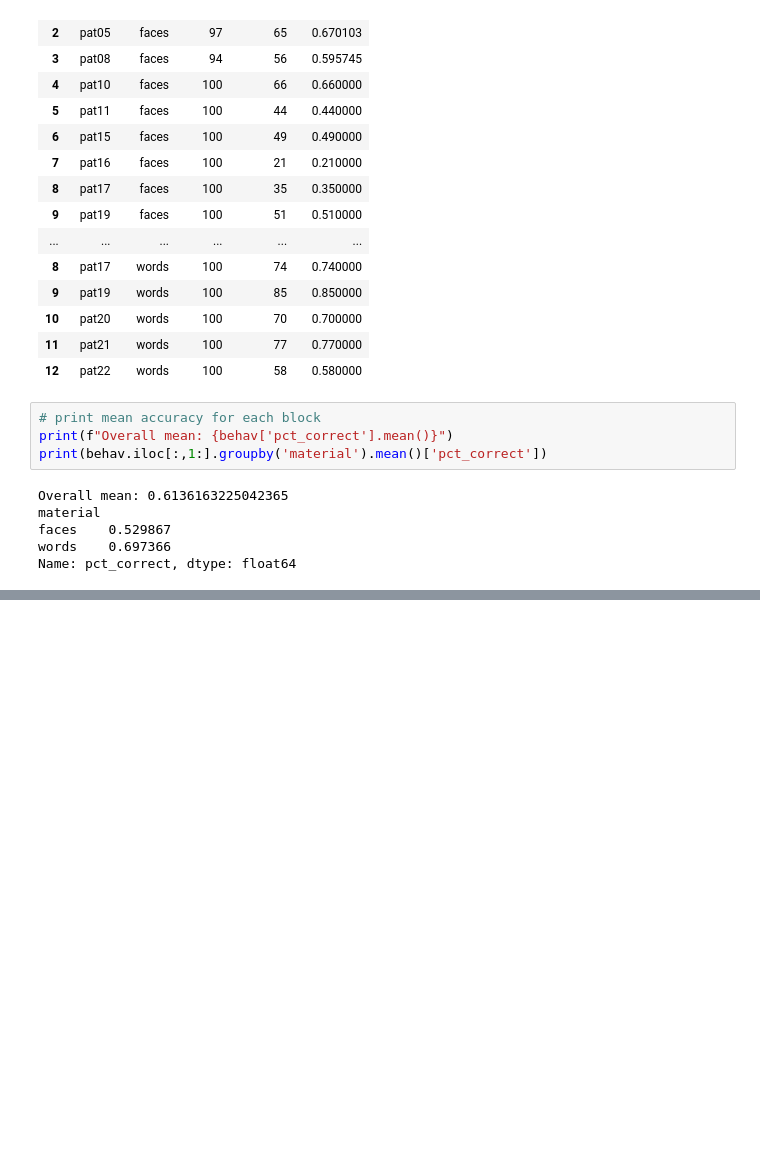
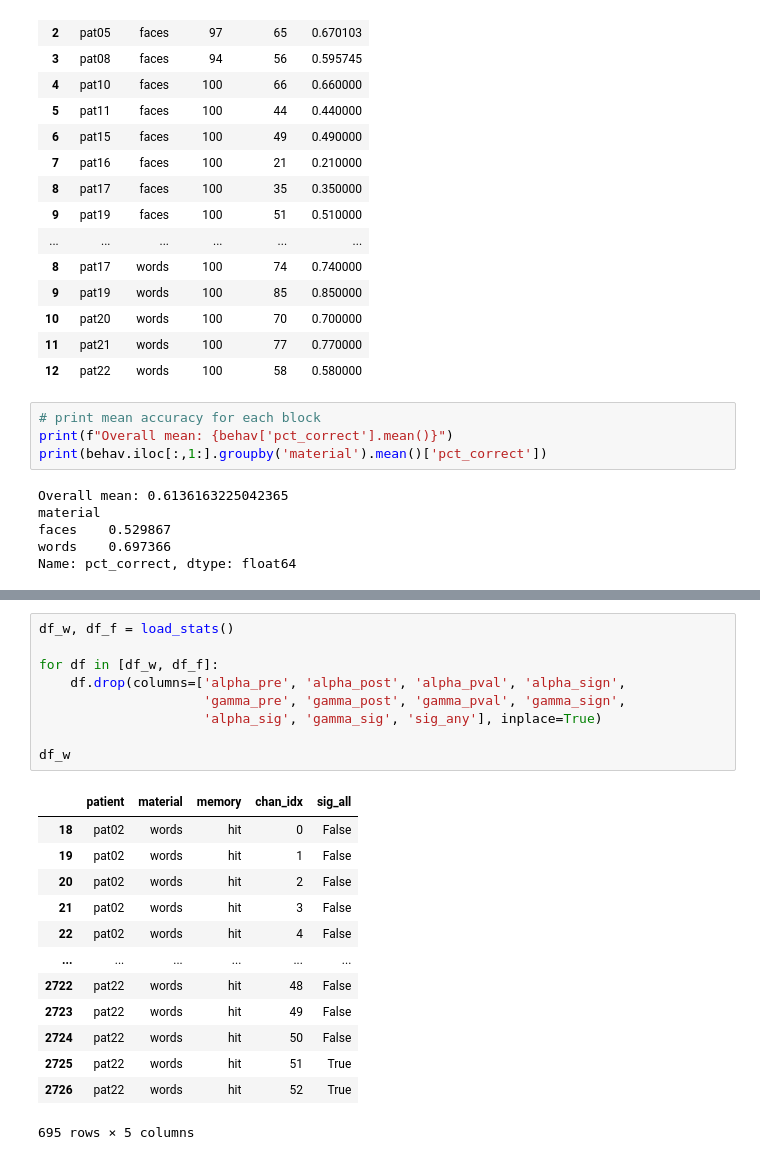
Before and after one commit to voytekresearch/oscillation_vs_exponent, a Jupyter notebook: notebooks/manuscript_stats.ipynb, the cells around one changed output, grey strips where cells are left out. Saved outputs shown, nothing was run; the diff lists cells and outputs as text; blank space fills up the shorter version.

```diff
--- a/notebooks/manuscript_stats.ipynb
+++ b/notebooks/manuscript_stats.ipynb
@@ -315,0 +338,23 @@ Name: pct_correct, dtype: float64
+# %%
+df_w, df_f = load_stats()
+
+for df in [df_w, df_f]:
+    df.drop(columns=['alpha_pre', 'alpha_post', 'alpha_pval', 'alpha_sign',
+                     'gamma_pre', 'gamma_post', 'gamma_pval', 'gamma_sign',
+                     'alpha_sig', 'gamma_sig', 'sig_any'], inplace=True)
+
+df_w
+# %% [output]
+|  | patient | material | memory | chan_idx | sig_all |
+| 18 | pat02 | words | hit | 0 | False |
+| 19 | pat02 | words | hit | 1 | False |
+| 20 | pat02 | words | hit | 2 | False |
+| 21 | pat02 | words | hit | 3 | False |
+| 22 | pat02 | words | hit | 4 | False |
+| ... | ... | ... | ... | ... | ... |
+| 2722 | pat22 | words | hit | 48 | False |
+| 2723 | pat22 | words | hit | 49 | False |
+| 2724 | pat22 | words | hit | 50 | False |
+| 2725 | pat22 | words | hit | 51 | True |
+| 2726 | pat22 | words | hit | 52 | True |
+695 rows × 5 columns
```
Also changed, not shown: parts of 8 cells of this notebook.
